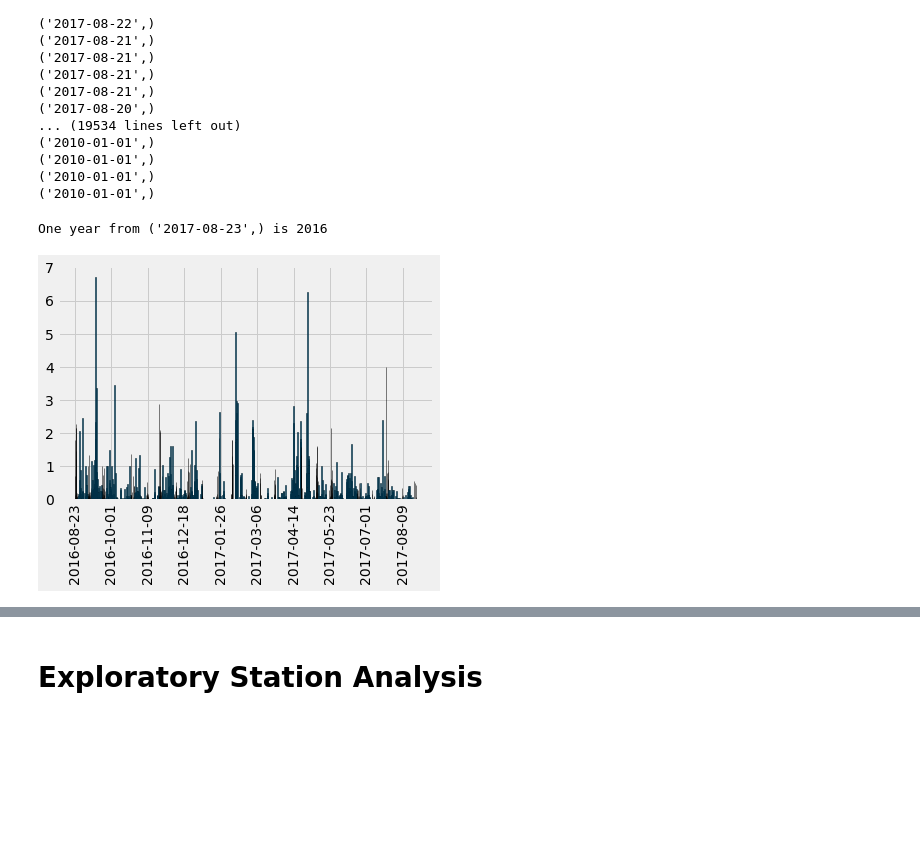
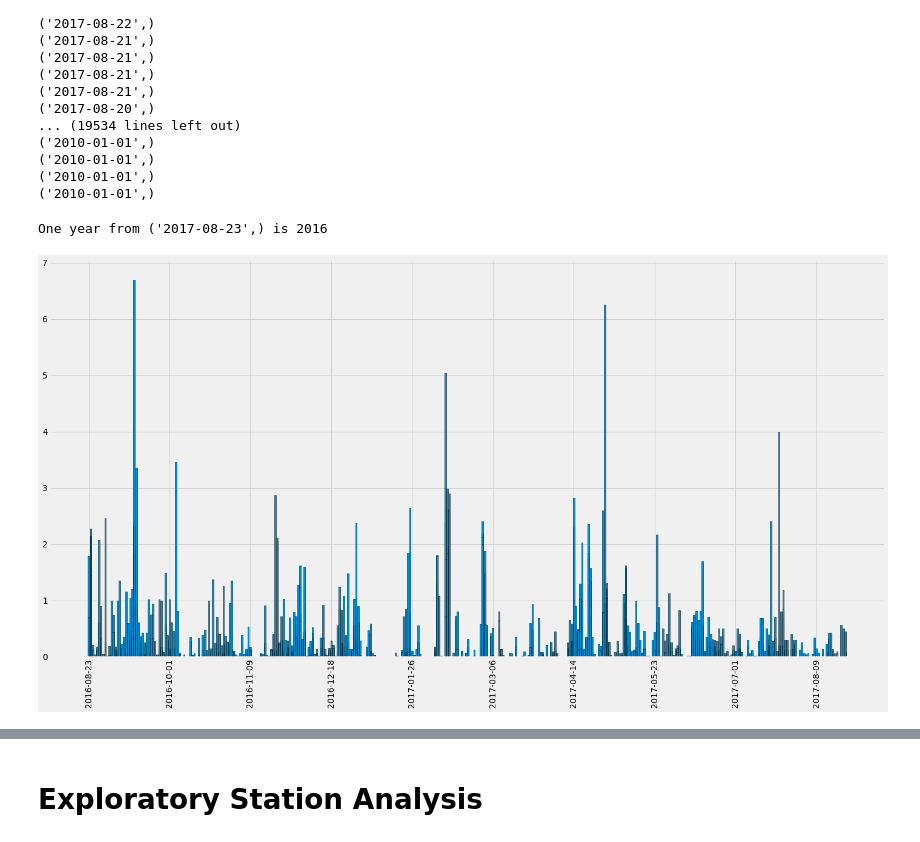
Before and after one commit to RothK215/sqlalchemy-challenge, a Jupyter notebook: climate_starter_remake.ipynb, the cells around one changed output, grey strips where cells are left out. Drawn from its saved outputs; the diff is of its cells as text; code cells hidden in the pictures; blank space fills up the shorter version.

```diff
--- a/climate_starter_remake.ipynb
+++ b/climate_starter_remake.ipynb
@@ -80,32 +80,33 @@ for days in data:
 # %%
 # Design a query to retrieve the last 12 months of precipitation data and plot the results.
 # Starting from the most recent data point in the database.
 latest_date = session.query(Measurement.date).order_by(Measurement.date.desc()).first()
 
 # Calculate the date one year from the last date in data set.
 print(f'One year from {latest_date} is 2016')
 
 # Perform a query to retrieve the data and precipitation scores
 data = session.query(Measurement.date, Measurement.prcp).\
             filter(Measurement.date >= '2016-08-23').\
             order_by(Measurement.date).all()
 # Save the query results as a Pandas DataFrame and set the index to the date column
 mdf = pd.DataFrame(data)
 
 # Sort the dataframe by date
-mdf.set_index("date")
+mdf.sort_values("date")
 
 # Use Pandas Plotting with Matplotlib to plot the data
-#fig = plt.figure(figsize = (12, 9))
 x = mdf["date"]
 y = mdf["prcp"]
-plt.xticks(np.arange(0, 500, 39), rotation = 90)
-plt.bar(x, y, edgecolor="black")
+plt.figure(figsize=(20,10))
+plt.xticks(np.arange(0, 500 ,39), rotation = 90)
 plt.xlabel = ("Date")
 plt.ylabel = ("Percipitation")
+plt.tight_layout()
+plt.bar(x, y, edgecolor="black", align='center')
 plt.show()
 # %% [output]
 One year from ('2017-08-23',) is 2016
-[figure, old version]
+[figure, new version]
 # %%
 # Use Pandas to calcualte the summary statistics for the precipitation data
```
Also changed, not shown: parts of 3 cells of this notebook, 1 other file.
